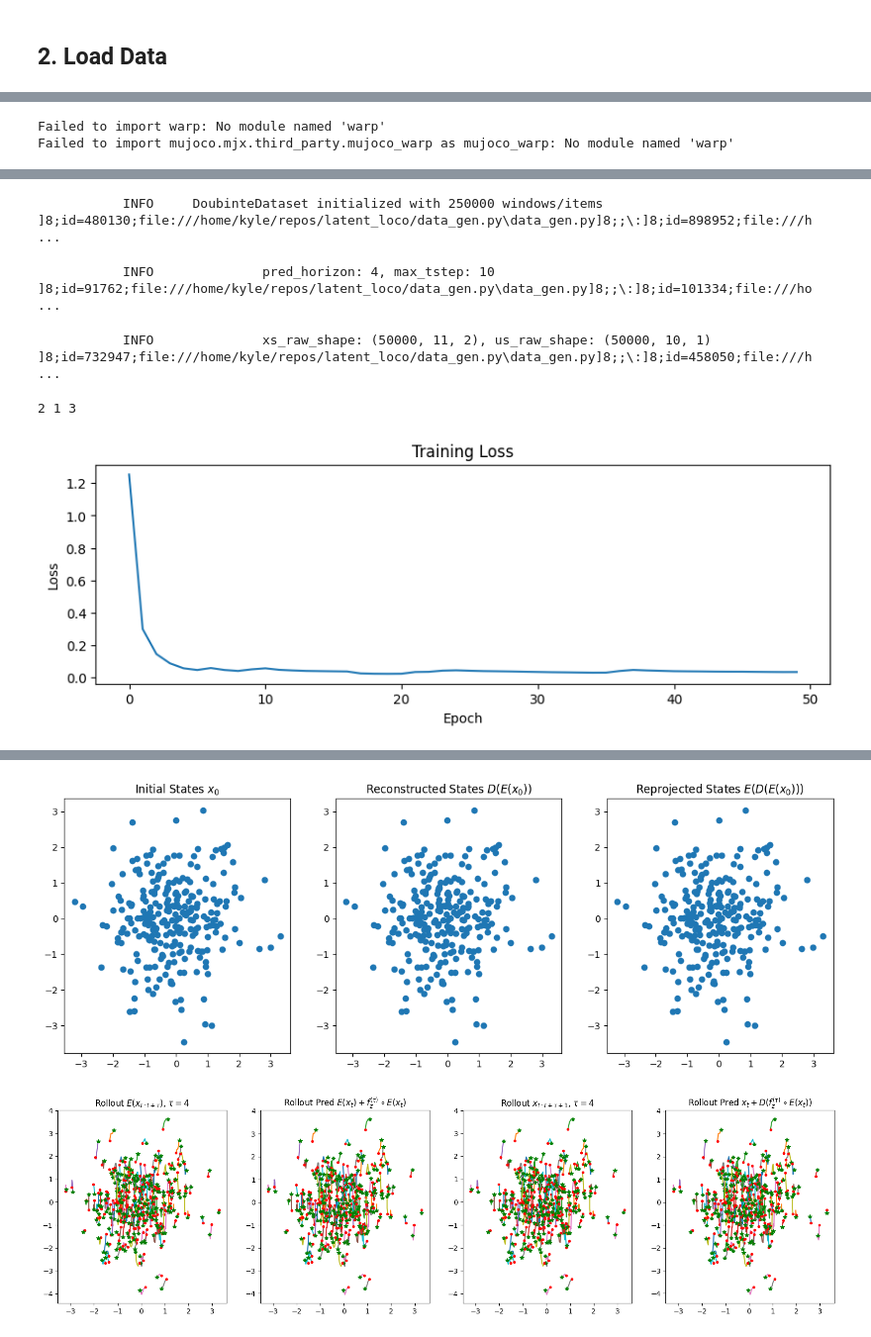
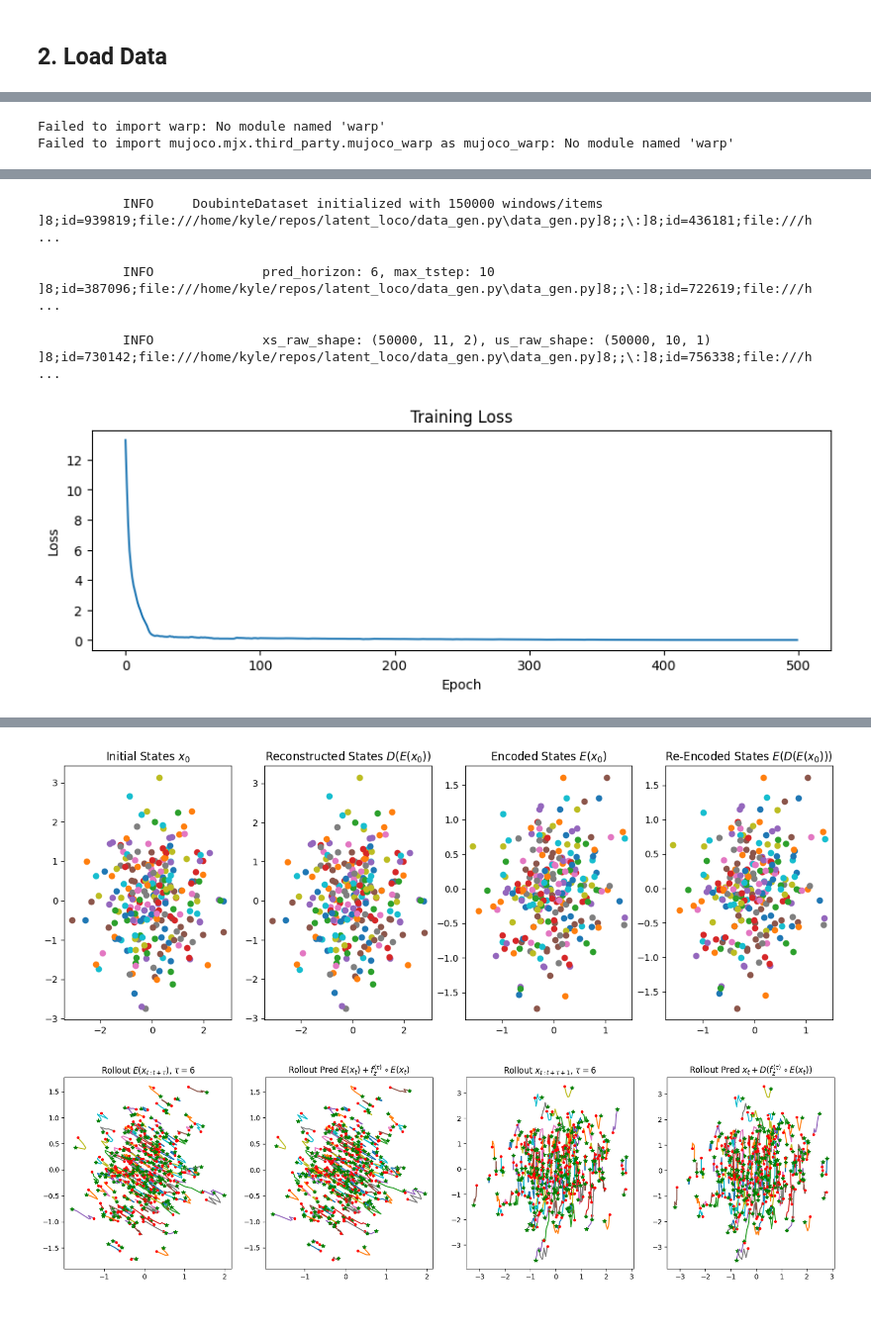
Before and after one commit to kylewang1999/latent_loco, a Jupyter notebook: scripts/train_doubleinte.ipynb, the cells around one changed output, grey strips where cells are left out. Shown at 99% size. Drawn from its saved outputs; the diff is of its cells as text; code cells hidden in the pictures.

```diff
--- a/scripts/train_doubleinte.ipynb
+++ b/scripts/train_doubleinte.ipynb
@@ -150,9 +156,15 @@ from data_gen import *
 from rom import *
 
 
-cfg_rom = CfgNNDoubinteROM(encoder_specs=None, decoder_specs=None)
-cfg_train = CfgTrain(num_epochs=50, batch_size=8192)
-cfg_loss = CfgLoss()
+cfg_rom = CfgNNDoubinteROM(encoder_specs=(32,32,32,32),
+                           decoder_specs=(32,32,32,32),
+                           nz=2,
+                           fz_specs=(32,32,32))
+cfg_train = CfgTrain(num_epochs=500, batch_size=8192, lr=1e-3,
+                     ae_warmup_portion=0.0,
+                     max_train_pred_horizon=6,
+                     max_eval_pred_horizon=6)
+cfg_loss = CfgLoss(recon=1.0, reproj=0.0, fwd=1.0, bwd=1.0)
 dataset_size = "5e4"
 rng_seed = 0
 
@@ -180,8 +192,7 @@ Failed to import mujoco.mjx.third_party.mujoco_warp as mujoco_warp: No module na
                     Size: 0.01 GB
-           INFO     DoubinteDataset initialized with 250000 windows/items                           ]8;id=480130;file:///home/kyle/repos/latent_loco/data_gen.py\data_gen.py]8;;\:]8;id=898952;file:///h ...
+           INFO     DoubinteDataset initialized with 150000 windows/items                           ]8;id=939819;file:///home/kyle/repos/latent_loco/data_gen.py\data_gen.py]8;;\:]8;id=436181;file:///h ...
-           INFO              pred_horizon: 4, max_tstep: 10                                         ]8;id=91762;file:///home/kyle/repos/latent_loco/data_gen.py\data_gen.py]8;;\:]8;id=101334;file:///ho ...
+           INFO              pred_horizon: 6, max_tstep: 10                                         ]8;id=387096;file:///home/kyle/repos/latent_loco/data_gen.py\data_gen.py]8;;\:]8;id=722619;file:///h ...
-           INFO              xs_raw_shape: (50000, 11, 2), us_raw_shape: (50000, 10, 1)             ]8;id=732947;file:///home/kyle/repos/latent_loco/data_gen.py\data_gen.py]8;;\:]8;id=458050;file:///h ...
+           INFO              xs_raw_shape: (50000, 11, 2), us_raw_shape: (50000, 10, 1)             ]8;id=730142;file:///home/kyle/repos/latent_loco/data_gen.py\data_gen.py]8;;\:]8;id=756338;file:///h ...
-2 1 3
-[figure, old version]
+[figure, new version]
 [interactive output not drawn]
 [interactive output not drawn]
@@ -189,2 +201,2 @@ Failed to import mujoco.mjx.third_party.mujoco_warp as mujoco_warp: No module na
-[figure, old version]
+[figure, new version]
-[figure, old version]
+[figure, new version]
```
Also changed, not shown: parts of 2 cells of this notebook, 1 other file.
